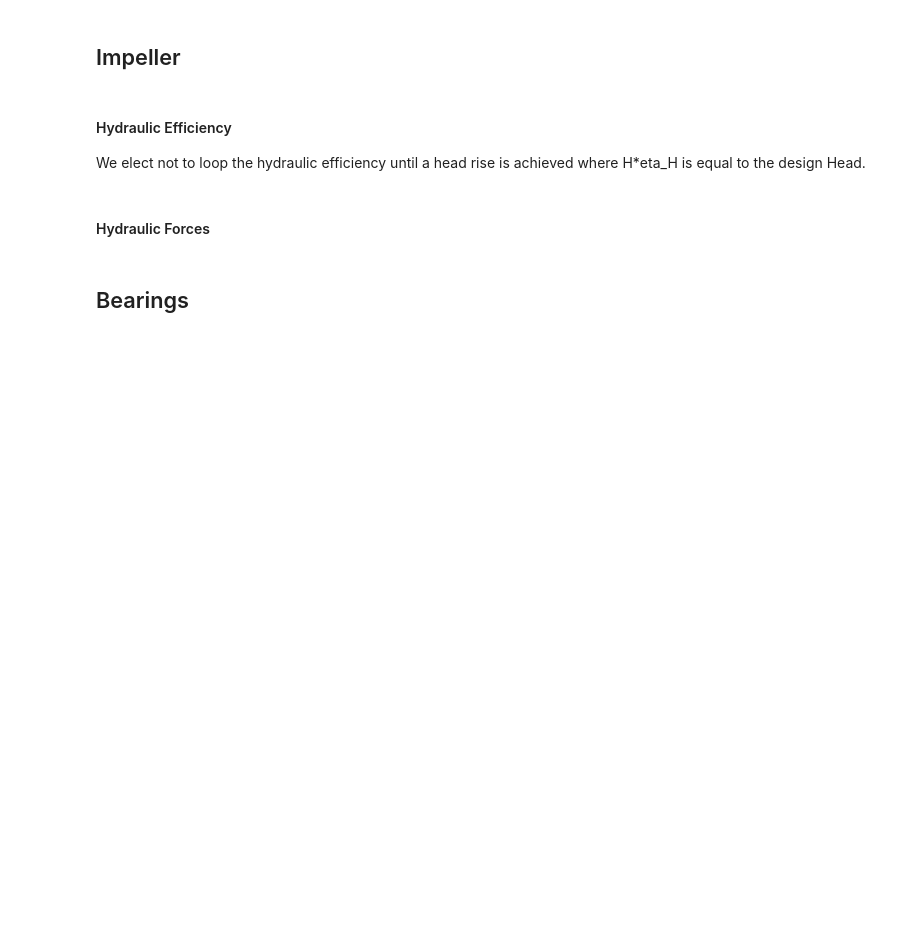
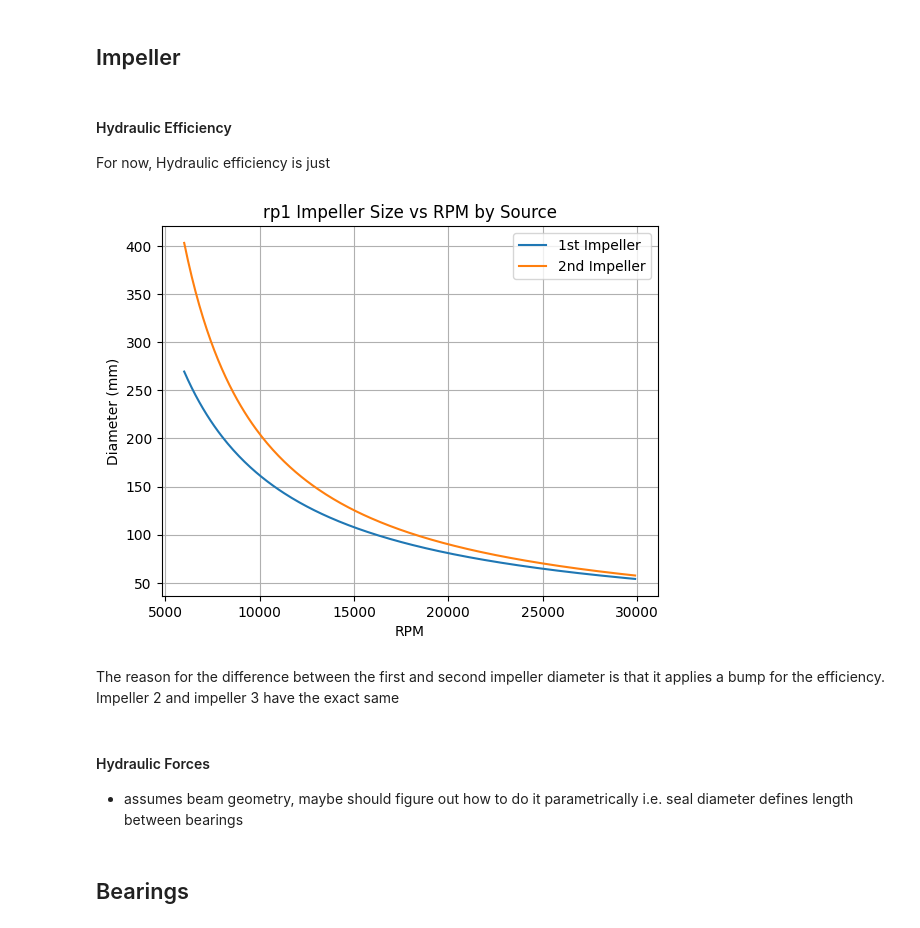
Before and after one commit to gt-space/Turbomachinery, a Jupyter notebook: EPump/EPump Sizer/Pump Sizer Guide.ipynb, the cells around one changed output. Cells and saved outputs as stored; diff of their text form; code cells hidden in the pictures; blank space fills up the shorter version.

Commit message:
added everything to notebook except impeller and seals writeup

```diff
--- a/EPump/EPump Sizer/Pump Sizer Guide.ipynb
+++ b/EPump/EPump Sizer/Pump Sizer Guide.ipynb
@@ -43,8 +45,46 @@ The code takes in external inputs that it then uses to run the rest of the scrip
 #### Hydraulic Efficiency
 
 
-We elect not to loop the hydraulic efficiency until a head rise is achieved where H*eta_H is equal to the design Head.
+For now, Hydraulic efficiency is just
+# %%
+from powerDraw import pumpPowerNotebook
+from matplotlib import pyplot as plt
+
+n_vals = range(6000, 30000, 100)
+prop="rp1"
+deltaP=460
+mdot=6.17
+MR=2.23
+p_in=135
+
+vec = [prop, deltaP, mdot, MR, p_in]
+imp1_vals = []
+imp2_vals = []
+imp3_vals = []
+for n in n_vals:
+    x = (n,1)
+    impeller1,impeller2,impeller3,_,_ = pumpPowerNotebook(x,vec)
+    imp1_vals.append(impeller1.d_2)
+    imp2_vals.append(impeller2.d_2)
+
+imp1_vals = [1000*v for v in imp1_vals]
+imp2_vals = [1000*v for v in imp2_vals]
+
+plt.figure()
+plt.plot(n_vals, imp1_vals, label="1st Impeller")
+plt.plot(n_vals, imp2_vals, label="2nd Impeller")
+plt.xlabel("RPM")
+plt.ylabel("Diameter (mm)")
+plt.title(f"{prop} Impeller Size vs RPM by Source")
+plt.grid(True)
+plt.legend()
+plt.show()
+# %% [output]
+[figure, added]
+# %% [markdown]
+The reason for the difference between the first and second impeller diameter is that it applies a bump for the efficiency. Impeller 2 and impeller 3 have the exact same
 # %% [markdown]
 #### Hydraulic Forces
+- assumes beam geometry, maybe should figure out how to do it parametrically i.e. seal diameter defines length between bearings
 # %% [markdown]
 ## Bearings
```
Also changed, not shown: parts of 31 cells of this notebook, 4 other files.
